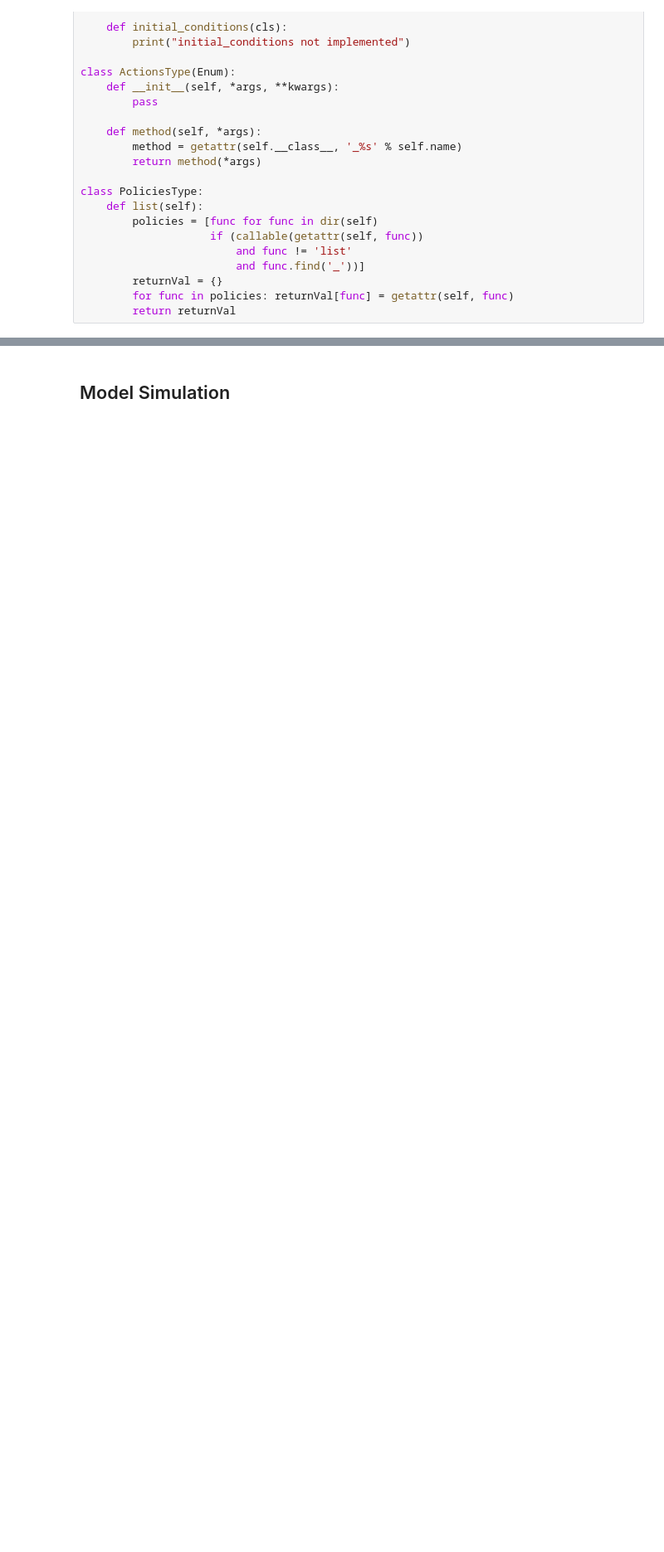
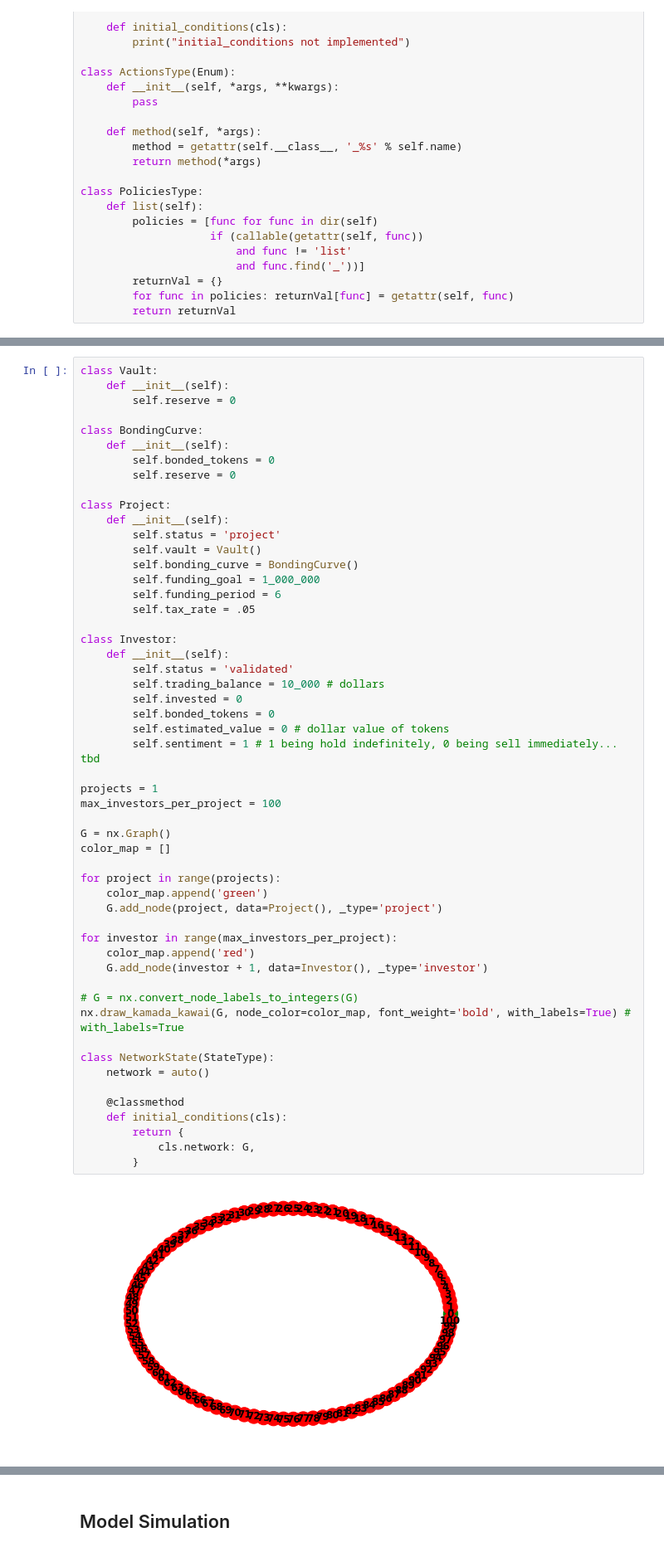
Before and after one commit to BenSchZA/system-modelling-scratchpad, a Jupyter notebook: jupyter-lab-environment/workspace/molecule-alpha.ipynb, the cells around one changed output, grey strips where cells are left out. Shown at 83% size. Drawn from its saved outputs; the diff is of its cells as text; blank space fills up the shorter version.

```diff
--- a/jupyter-lab-environment/workspace/molecule-alpha.ipynb
+++ b/jupyter-lab-environment/workspace/molecule-alpha.ipynb
@@ -257,0 +245,55 @@ class ActionsExogenous(ActionsType):
+# %%
+class Vault:
+    def __init__(self):
+        self.reserve = 0
+
+class BondingCurve:
+    def __init__(self):
+        self.bonded_tokens = 0
+        self.reserve = 0
+
+class Project:
+    def __init__(self):
+        self.status = 'project'
+        self.vault = Vault()
+        self.bonding_curve = BondingCurve()
+        self.funding_goal = 1_000_000
+        self.funding_period = 6
+        self.tax_rate = .05
+
+class Investor:
+    def __init__(self):
+        self.status = 'validated'
+        self.trading_balance = 10_000 # dollars
+        self.invested = 0
+        self.bonded_tokens = 0
+        self.estimated_value = 0 # dollar value of tokens
+        self.sentiment = 1 # 1 being hold indefinitely, 0 being sell immediately... tbd
+
+projects = 1
+max_investors_per_project = 100
+
+G = nx.Graph()
+color_map = []
+
+for project in range(projects):
+    color_map.append('green')
+    G.add_node(project, data=Project(), _type='project')
+
+for investor in range(max_investors_per_project):
+    color_map.append('red')
+    G.add_node(investor + 1, data=Investor(), _type='investor')
+
+# G = nx.convert_node_labels_to_integers(G)
+nx.draw_kamada_kawai(G, node_color=color_map, font_weight='bold', with_labels=True) # with_labels=True
+
+class NetworkState(StateType):
+    network = auto()
+
+    @classmethod
+    def initial_conditions(cls):
+        return {
+            cls.network: G,
+        }
+# %% [output]
+[figure, added]
```
Also changed, not shown: parts of 20 cells of this notebook.
